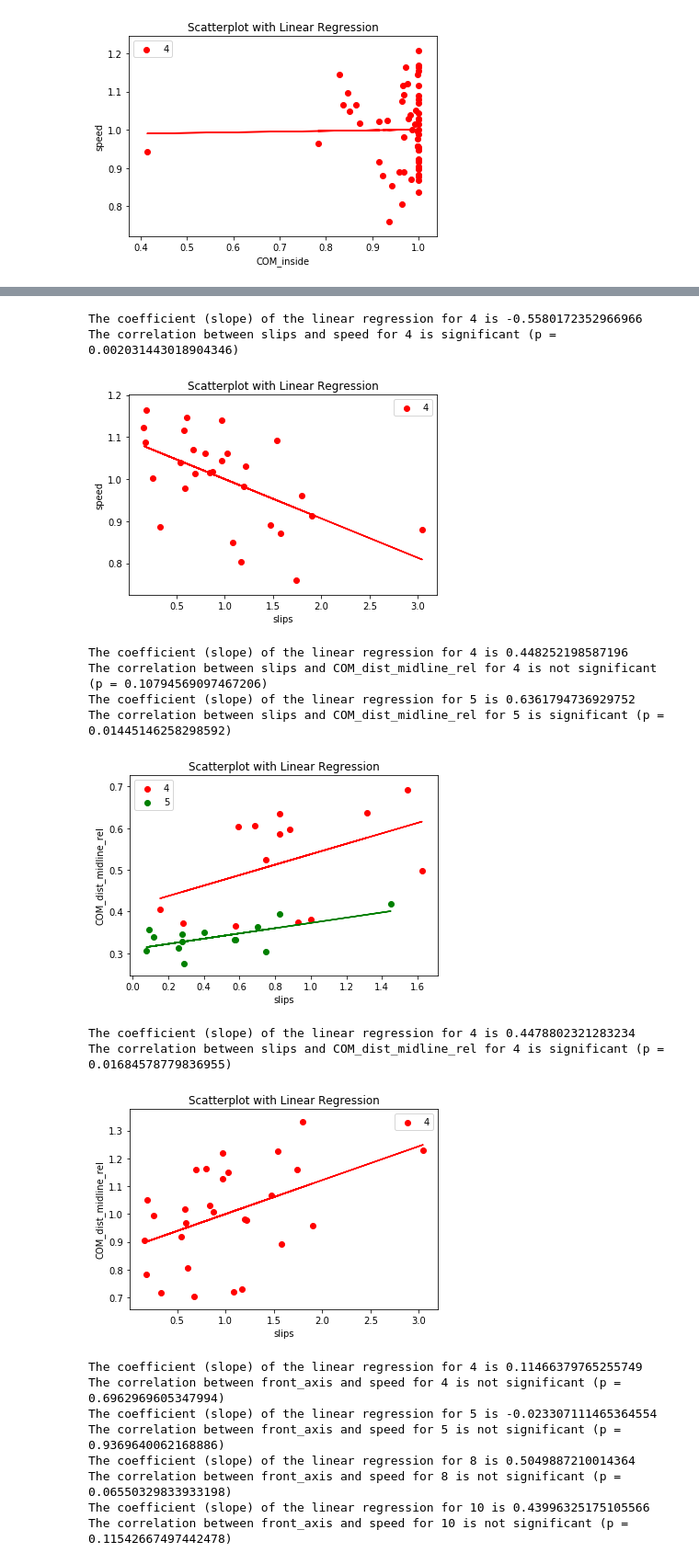
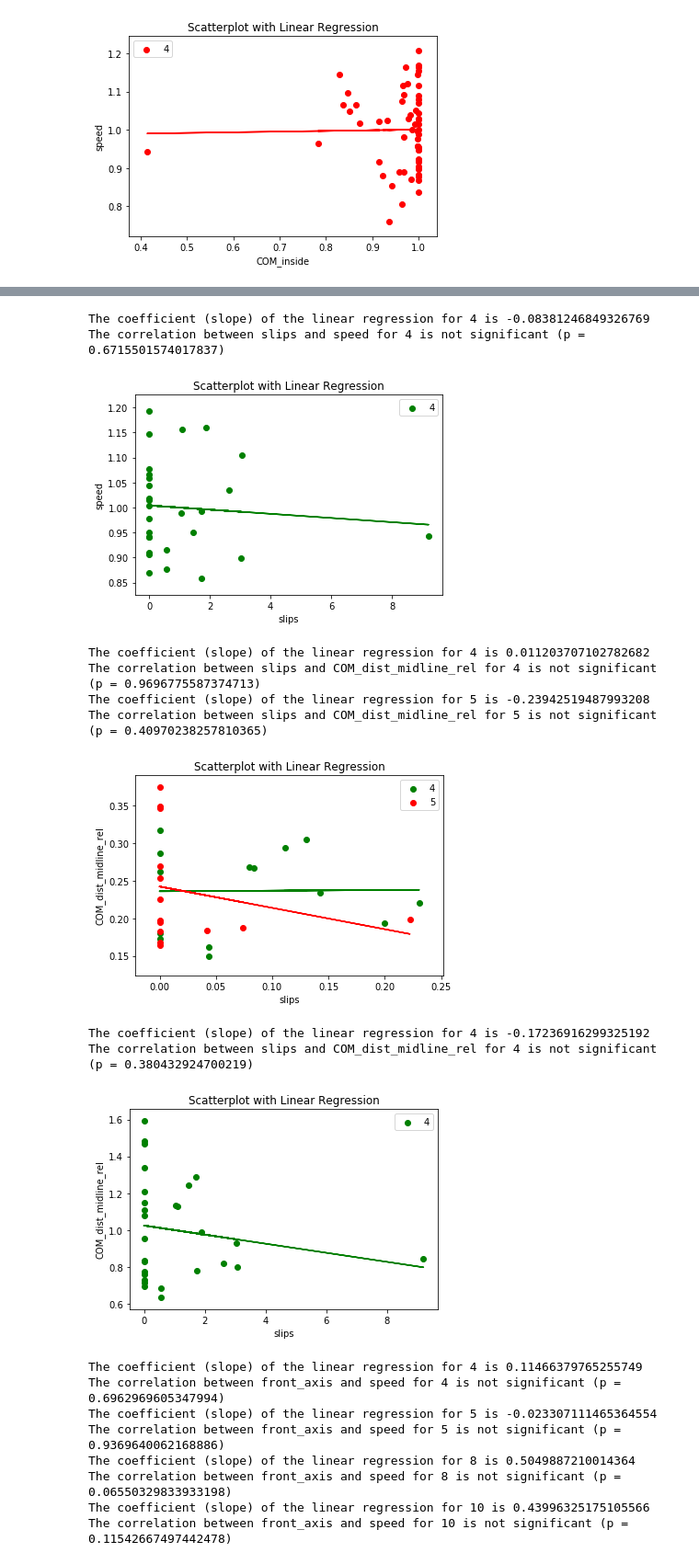
Before and after one commit to salvatoreNRIM/scripts_Tail_Kinematic_Project_JEB_2024, a Jupyter notebook: Scatter_speed_performance_no_pert-final.ipynb, the cells around one changed output, grey strips where cells are left out. Shown at 92% size. Saved outputs shown, nothing was run; the diff lists cells and outputs as text; code cells hidden in the pictures.

Commit message:
Added function to change widths on scatters

```diff
--- a/Scatter_speed_performance_no_pert-final.ipynb
+++ b/Scatter_speed_performance_no_pert-final.ipynb
@@ -28,8 +28,8 @@ import numpy as np
 from sklearn.linear_model import LinearRegression
 import matplotlib.pyplot as plt
 
-def plot_and_print_linreg(nested_x, nested_y, nested_labels, xlabel, ylabel):
-    colors = ['red', 'green', 'blue', 'orange'] # Add more colors as needed
+def plot_and_print_linreg(nested_x, nested_y, nested_labels, xlabel, ylabel, colors):
+#     colors = ['red', 'green', 'blue', 'orange'] # Add more colors as needed
     for i in range(len(nested_x)):
         x = np.array(nested_x[i])
         y = np.array(nested_y[i])
@@ -225,10 +212,14 @@ The correlation between tail_mean_side and COM_dist_midline_rel for 4 is not sig
 # %%
 #Extract all plots together
-plot_and_print_linreg([unpack_list(normalize_by_min(front_axis))], [unpack_list((speed))], labels, 'front_axis', 'speed')
-plot_and_print_linreg([unpack_list(normalize_by_min(back_axis))], [unpack_list((speed))], labels, 'back_axis', 'speed')
-plot_and_print_linreg([unpack_list(normalize_by_min(tail_minus_back_axis))], [unpack_list((speed))], labels, 'tail_minus_back_axis', 'speed')
+widths_beg = 2
+widths_end = 5
+colors = ['green', 'red', 'magenta', 'gray'] # Add more colors as needed
 
-plot_and_print_linreg([unpack_list(normalize_by_min(front_axis))], [unpack_list((COM_dist_midline_rel))], labels, 'front_axis', 'COM_dist_midline_rel')
-plot_and_print_linreg([unpack_list(normalize_by_min(back_axis))], [unpack_list((COM_dist_midline_rel))], labels, 'back_axis', 'COM_dist_midline_rel')
-plot_and_print_linreg([unpack_list(normalize_by_min(tail_minus_back_axis))], [unpack_list((COM_dist_midline_rel))], labels, 'tail_minus_back_axis', 'COM_dist_midline_rel')
+plot_and_print_linreg([unpack_list(normalize_by_min(front_axis[widths_beg:widths_end]))], [unpack_list((speed[widths_beg:widths_end]))], labels, 'front_axis', 'speed', colors[0])
+plot_and_print_linreg([unpack_list(normalize_by_min(back_axis[widths_beg:widths_end]))], [unpack_list((speed[widths_beg:widths_end]))], labels, 'back_axis', 'speed', colors[1])
+plot_and_print_linreg([unpack_list(normalize_by_min(tail_minus_back_axis[widths_beg:widths_end]))], [unpack_list((speed[widths_beg:widths_end]))], labels, 'tail_minus_back_axis', 'speed', colors[2])
+
+plot_and_print_linreg([unpack_list(normalize_by_min(front_axis[widths_beg:widths_end]))], [unpack_list((COM_dist_midline_rel[widths_beg:widths_end]))], labels, 'front_axis', 'COM_dist_midline_rel', colors[0])
+plot_and_print_linreg([unpack_list(normalize_by_min(back_axis[widths_beg:widths_end]))], [unpack_list((COM_dist_midline_rel[widths_beg:widths_end]))], labels, 'back_axis', 'COM_dist_midline_rel', colors[1])
+plot_and_print_linreg([unpack_list(normalize_by_min(tail_minus_back_axis[widths_beg:widths_end]))], [unpack_list((COM_dist_midline_rel[widths_beg:widths_end]))], labels, 'tail_minus_back_axis', 'COM_dist_midline_rel', colors[2])
 # %% [output]
@@ -281,15 +275,16 @@ The correlation between tail_minus_back_axis and COM_dist_midline_rel for 4 is n
 # %%
-slips = [[0.578947368,0.153846154,1,0.285714286,0.928571429,1.318181818,0.684210526,1.625,1.541666667,0.75,0.88,0.590909091,0.826086957,0.826086957],
-         [0.578947368,0.076923077,1.45,0.703703704,0.827586207,0.4,0.090909091,0.277777778,0.75,0.12,0.290322581,0.258064516,0.571428571,0.275862069]]
-speed = [[0.204, 0.207, 0.153, 0.169, 0.162, 0.208, 0.202, 0.174, 0.183, 0.194, 0.202, 0.193, 0.199, 0.217],
-         [0.214, 0.233, 0.183, 0.185, 0.158, 0.211, 0.242, 0.203, 0.181, 0.208, 0.238, 0.216, 0.204, 0.232]]
-COM_dist_midline_rel = [[0.366, 0.406, 0.380, 0.372, 0.374, 0.637, 0.605, 0.497, 0.691, 0.524, 0.598, 0.603, 0.586, 0.634],
-              [0.332, 0.307, 0.418, 0.363, 0.394, 0.350, 0.357, 0.329, 0.303, 0.338, 0.274, 0.312, 0.333, 0.346]]
+# slips = [[0.578947368,0.153846154,1,0.285714286,0.928571429,1.318181818,0.684210526,1.625,1.541666667,0.75,0.88,0.590909091,0.826086957,0.826086957],
+#          [0.578947368,0.076923077,1.45,0.703703704,0.827586207,0.4,0.090909091,0.277777778,0.75,0.12,0.290322581,0.258064516,0.571428571,0.275862069]]
+# speed = [[0.204, 0.207, 0.153, 0.169, 0.162, 0.208, 0.202, 0.174, 0.183, 0.194, 0.202, 0.193, 0.199, 0.217],
+#          [0.214, 0.233, 0.183, 0.185, 0.158, 0.211, 0.242, 0.203, 0.181, 0.208, 0.238, 0.216, 0.204, 0.232]]
+# COM_dist_midline_rel = [[0.366, 0.406, 0.380, 0.372, 0.374, 0.637, 0.605, 0.497, 0.691, 0.524, 0.598, 0.603, 0.586, 0.634],
+#               [0.332, 0.307, 0.418, 0.363, 0.394, 0.350, 0.357, 0.329, 0.303, 0.338, 0.274, 0.312, 0.333, 0.346]]
+widths_beg = 2
+widths_end = 5
+#Extract all plots slips VS performance
+plot_and_print_linreg(slips[widths_beg:widths_end], speed[widths_beg:widths_end], labels, 'slips', 'speed', colors[3])
+plot_and_print_linreg([unpack_list(normalize_by_min(slips[widths_beg:widths_end]))], [unpack_list(normalize_by_min(speed[widths_beg:widths_end]))], labels, 'slips', 'speed', colors[0])
 
-#Extract all plots slips VS performance
-plot_and_print_linreg(slips, speed, labels, 'slips', 'speed')
-plot_and_print_linreg([unpack_list(normalize_by_min(slips))], [unpack_list(normalize_by_min(speed))], labels, 'slips', 'speed')
-
-plot_and_print_linreg(slips, COM_dist_midline_rel, labels, 'slips', 'COM_dist_midline_rel')
-plot_and_print_linreg([unpack_list(normalize_by_min(slips))], [unpack_list(normalize_by_min(COM_dist_midline_rel))], labels, 'slips', 'COM_dist_midline_rel')
+plot_and_print_linreg(slips[widths_beg:widths_end], COM_dist_midline_rel[widths_beg:widths_end], labels, 'slips', 'COM_dist_midline_rel', colors[0])
+plot_and_print_linreg([unpack_list(normalize_by_min(slips[widths_beg:widths_end]))], [unpack_list(normalize_by_min(COM_dist_midline_rel[widths_beg:widths_end]))], labels, 'slips', 'COM_dist_midline_rel', colors[0])
 # %% [output]
@@ -301,14 +296,14 @@ The correlation between slips and speed for 5 is significant (p = 0.002216045255
-The coefficient (slope) of the linear regression for 4 is -0.5580172352966966
-The correlation between slips and speed for 4 is significant (p = 0.002031443018904346)
+The coefficient (slope) of the linear regression for 4 is -0.08381246849326769
+The correlation between slips and speed for 4 is not significant (p = 0.6715501574017837)
-[figure, old version]
+[figure, new version]
-The coefficient (slope) of the linear regression for 4 is 0.448252198587196
-The correlation between slips and COM_dist_midline_rel for 4 is not significant (p = 0.10794569097467206)
-The coefficient (slope) of the linear regression for 5 is 0.6361794736929752
-The correlation between slips and COM_dist_midline_rel for 5 is significant (p = 0.01445146258298592)
+The coefficient (slope) of the linear regression for 4 is 0.011203707102782682
+The correlation between slips and COM_dist_midline_rel for 4 is not significant (p = 0.9696775587374713)
+The coefficient (slope) of the linear regression for 5 is -0.23942519487993208
+The correlation between slips and COM_dist_midline_rel for 5 is not significant (p = 0.40970238257810365)
-[figure, old version]
+[figure, new version]
-The coefficient (slope) of the linear regression for 4 is 0.4478802321283234
-The correlation between slips and COM_dist_midline_rel for 4 is significant (p = 0.01684578779836955)
+The coefficient (slope) of the linear regression for 4 is -0.17236916299325192
+The correlation between slips and COM_dist_midline_rel for 4 is not significant (p = 0.380432924700219)
-[figure, old version]
+[figure, new version]
 # %%
 plot_and_print_linreg(front_axis, speed, labels, 'front_axis', 'speed')
 plot_and_print_linreg([unpack_list(normalize_by_min(front_axis))], [unpack_list(speed)], labels, 'front_axis', 'speed')
```
Also changed, not shown: parts of 4 cells of this notebook.
